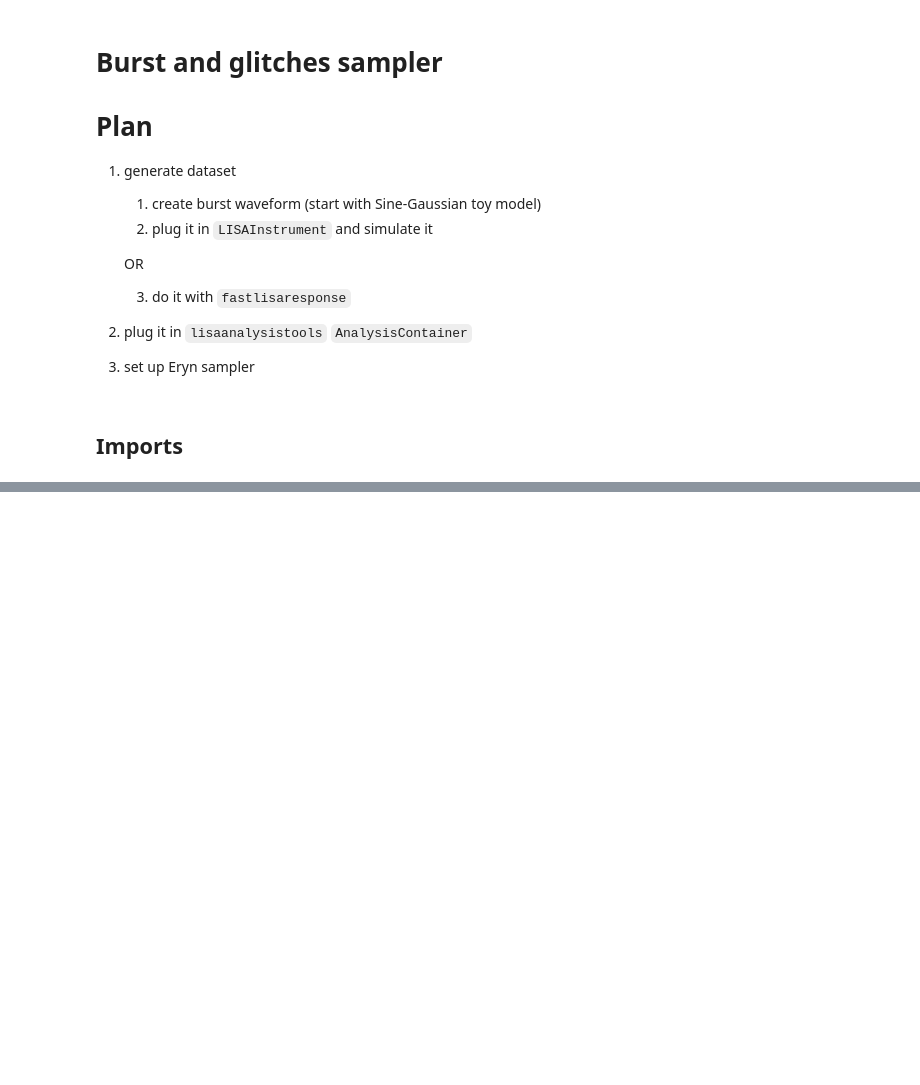
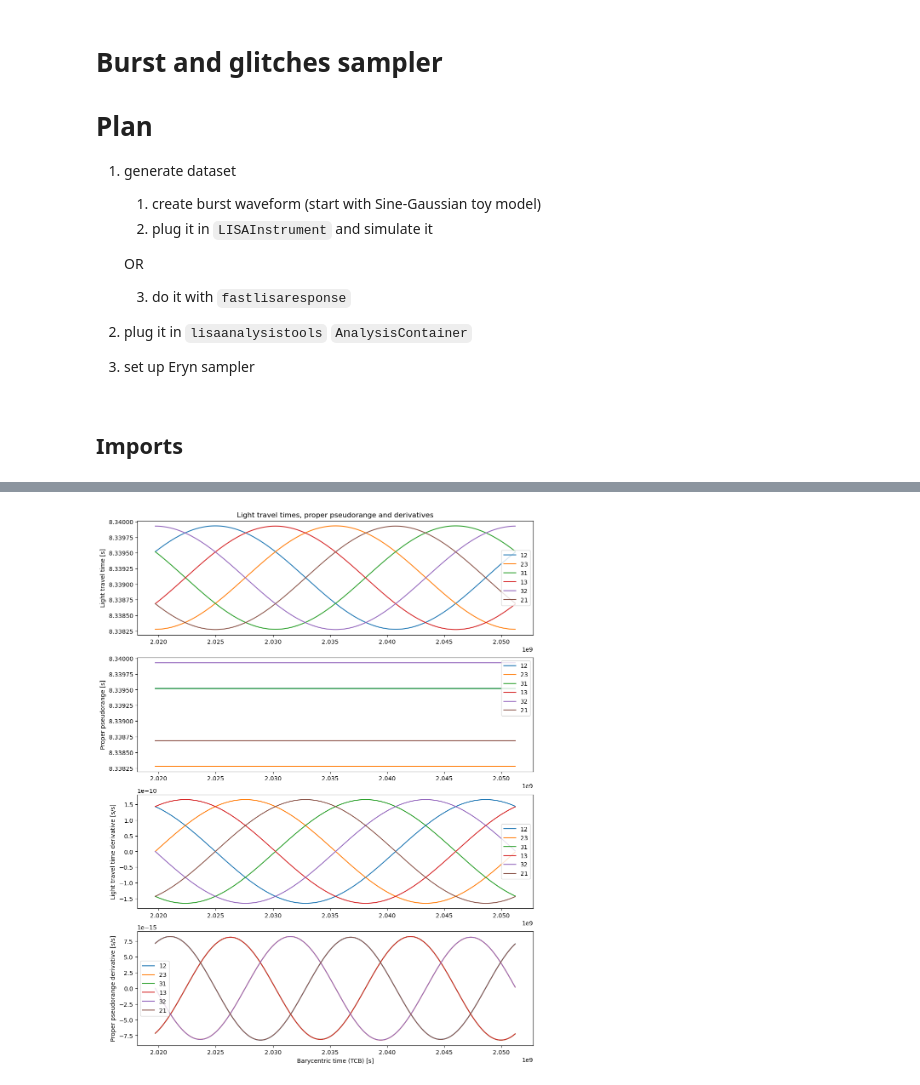
Before and after one commit to eleonoracastelli/lisasprint-burstglitch, a Jupyter notebook: burst-fastlisaresp.ipynb, the cells around one changed output, grey strips where cells are left out. Cells and saved outputs as stored; diff of their text form; code cells hidden in the pictures; blank space fills up the shorter version.

```diff
--- a/burst-fastlisaresp.ipynb
+++ b/burst-fastlisaresp.ipynb
@@ -136 +178,16 @@ burst_response = ResponseWrapper(
+# %%
+!rm LISAorbits.h5
+
+o = EqualArmlengthOrbits()
+# size = 100,
+                    # t0 = 0.0,
+                    # dt = dt # commenting this out because of a small bug in LISAOrbits
+                #    )
+orbit_file = 'LISAorbits.h5'
+o.write(orbit_file)
+# opt 55.0s
+# %%
+o.plot_links()
+# %% [output]
+[figure, added]
 # %%
```
Also changed, not shown: parts of 18 cells of this notebook.
